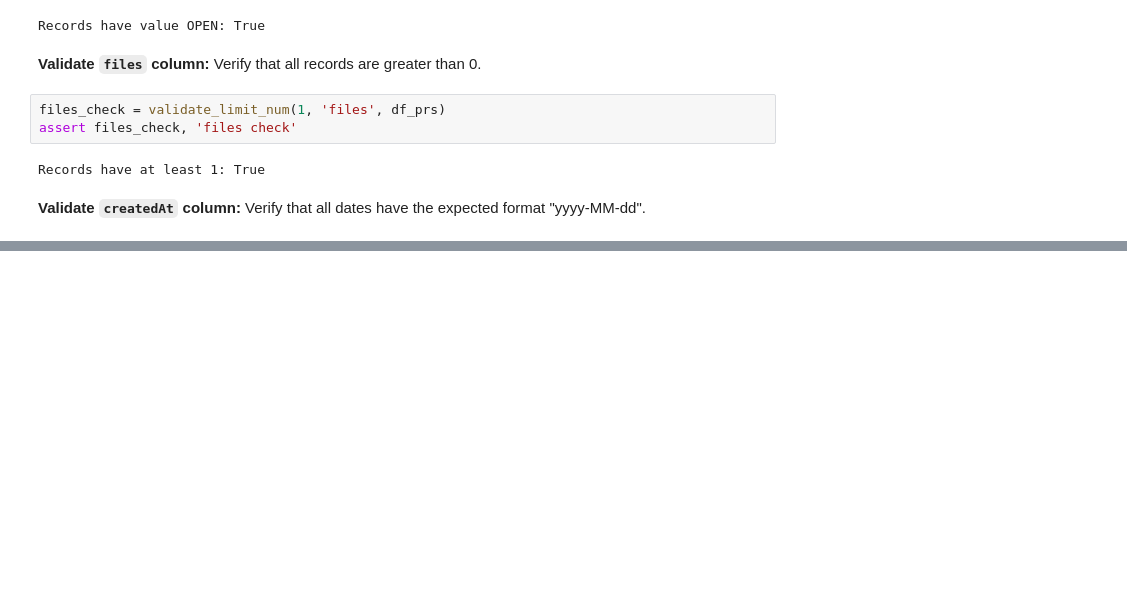
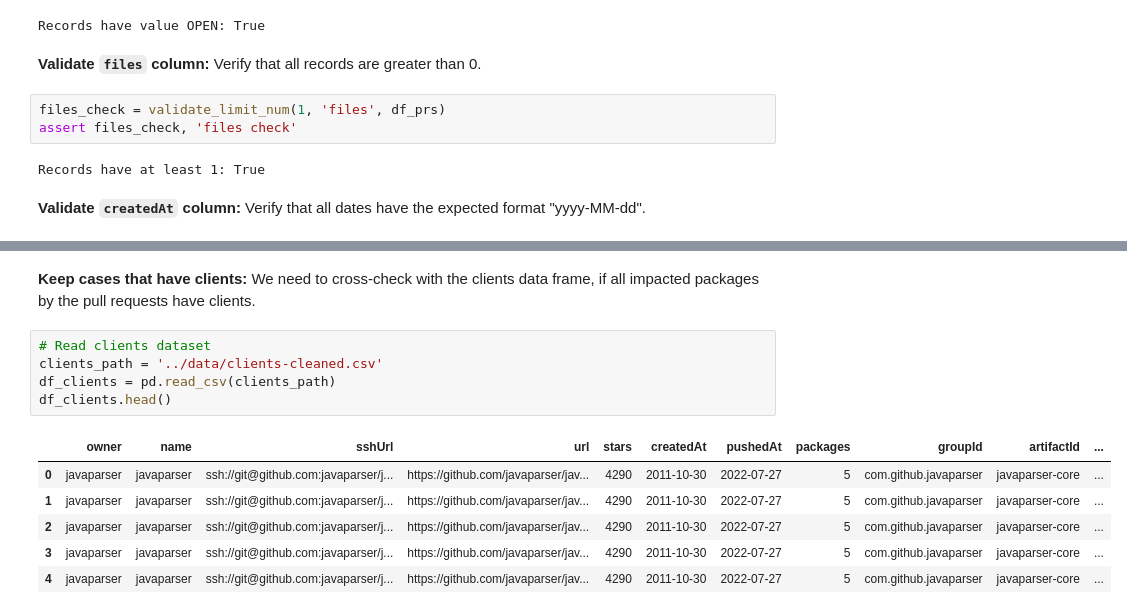
Before and after one commit to alien-tools/maracas, a Jupyter notebook: experiments/notebooks/prs-preparation.ipynb, the cells around one changed output, grey strips where cells are left out. Drawn from its saved outputs; the diff is of its cells as text; blank space fills up the shorter version.

```diff
--- a/experiments/notebooks/prs-preparation.ipynb
+++ b/experiments/notebooks/prs-preparation.ipynb
@@ -166,0 +263,14 @@ KeyError: 'pushedAt'
+# %% [markdown]
+**Keep cases that have clients:** We need to cross-check with the clients data frame, if all impacted packages by the pull requests have clients.
+# %%
+# Read clients dataset
+clients_path = '../data/clients-cleaned.csv'
+df_clients = pd.read_csv(clients_path)
+df_clients.head()
+# %% [output]
+|  | owner | name | sshUrl | url | stars | createdAt | pushedAt | packages | groupId | artifactId | ... |
+| 0 | javaparser | javaparser | ssh://git@github.com:javaparser/j... | https://github.com/javaparser/jav... | 4290 | 2011-10-30 | 2022-07-27 | 5 | com.github.javaparser | javaparser-core | ... |
+| 1 | javaparser | javaparser | ssh://git@github.com:javaparser/j... | https://github.com/javaparser/jav... | 4290 | 2011-10-30 | 2022-07-27 | 5 | com.github.javaparser | javaparser-core | ... |
+| 2 | javaparser | javaparser | ssh://git@github.com:javaparser/j... | https://github.com/javaparser/jav... | 4290 | 2011-10-30 | 2022-07-27 | 5 | com.github.javaparser | javaparser-core | ... |
+| 3 | javaparser | javaparser | ssh://git@github.com:javaparser/j... | https://github.com/javaparser/jav... | 4290 | 2011-10-30 | 2022-07-27 | 5 | com.github.javaparser | javaparser-core | ... |
+| 4 | javaparser | javaparser | ssh://git@github.com:javaparser/j... | https://github.com/javaparser/jav... | 4290 | 2011-10-30 | 2022-07-27 | 5 | com.github.javaparser | javaparser-core | ... |
```
Also changed, not shown: parts of 30 cells of this notebook, 2 other files.
